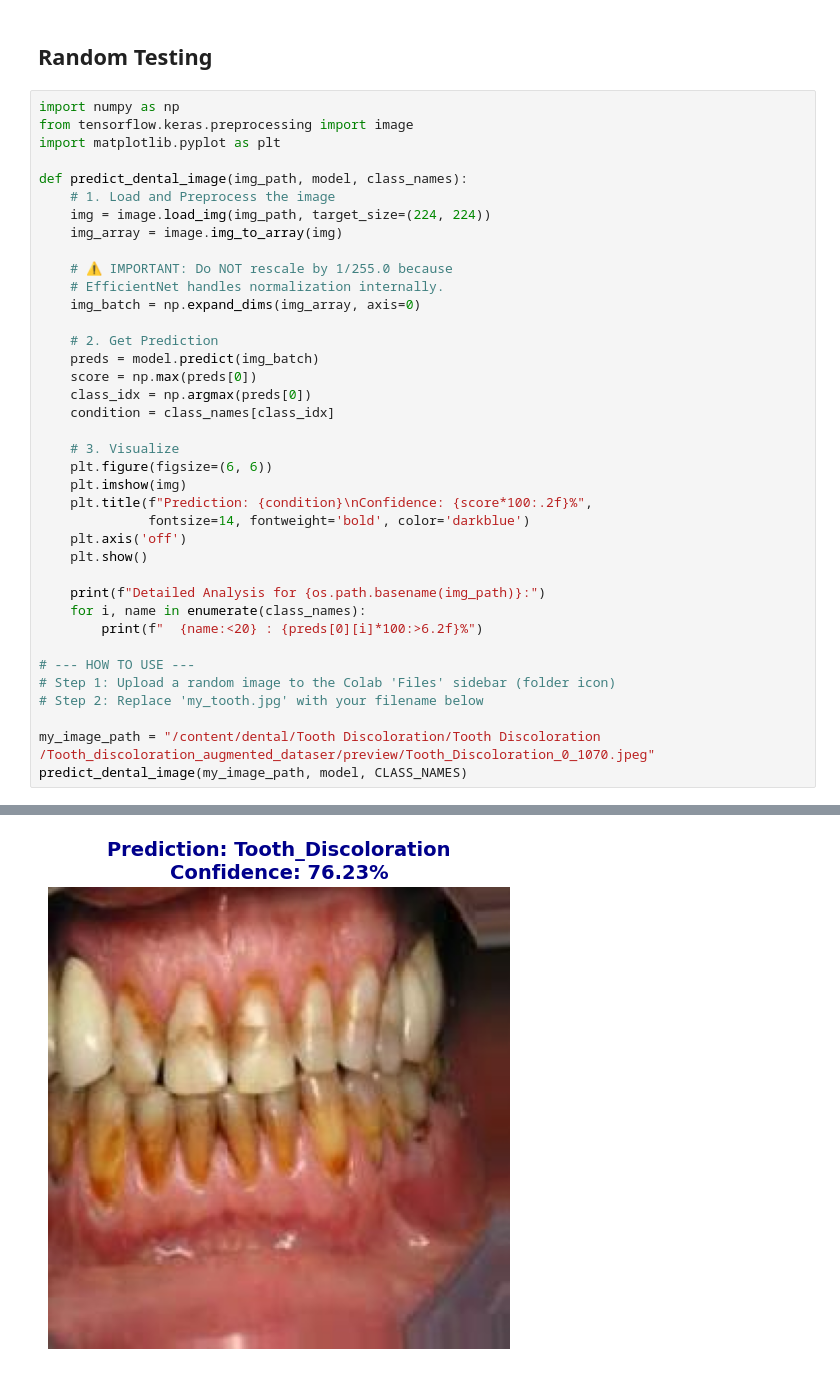
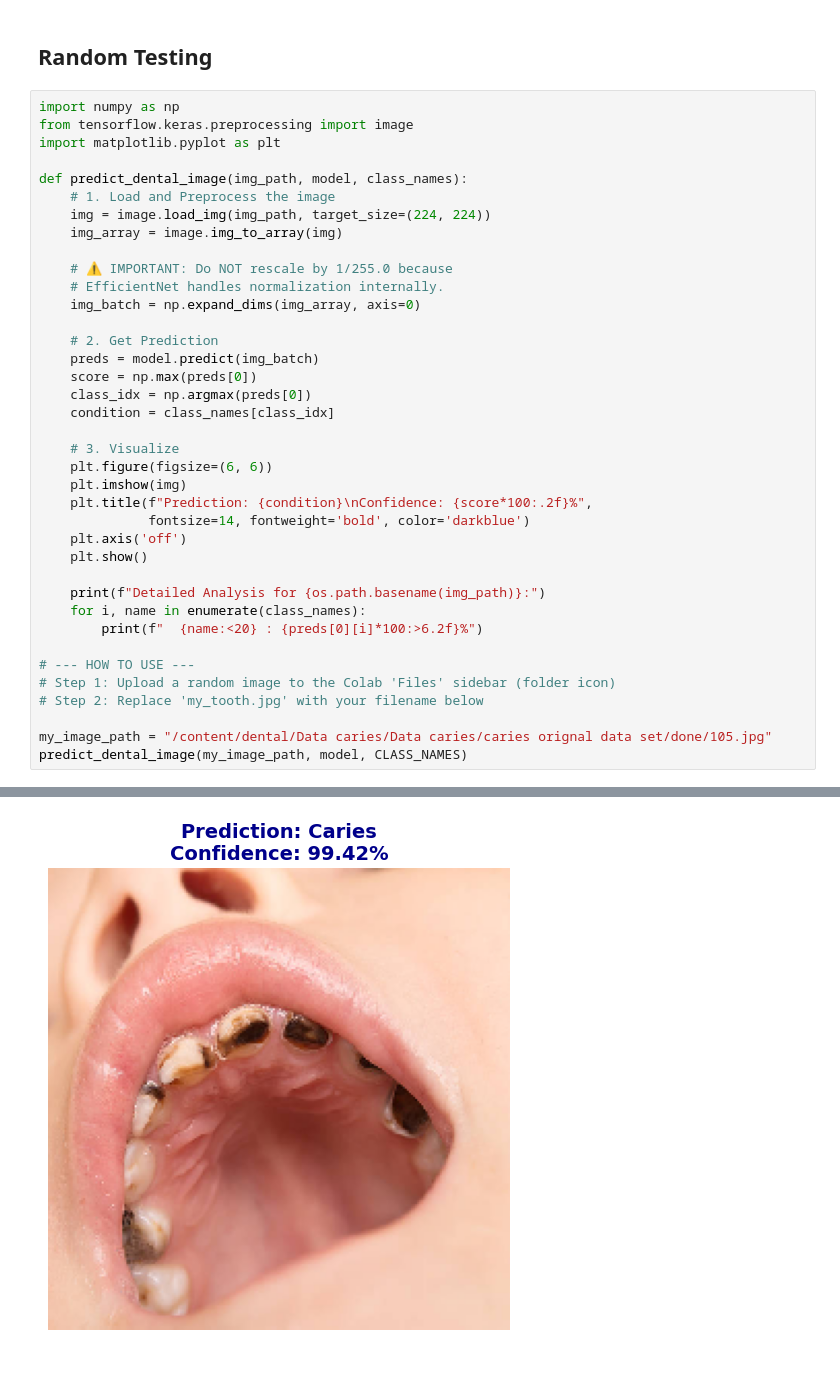
Before and after one commit to MULAKALASIVARAMAKRISHNA/AICTE-Certicate, a Jupyter notebook: DentaTriage_Net_Automated_Multi_Class_Oral_Pathology_Detection.ipynb, the cells around one changed output, grey strips where cells are left out. Saved outputs shown, nothing was run; the diff lists cells and outputs as text.

```diff
--- a/DentaTriage_Net_Automated_Multi_Class_Oral_Pathology_Detection.ipynb
+++ b/DentaTriage_Net_Automated_Multi_Class_Oral_Pathology_Detection.ipynb
@@ -595,6 +595,6 @@ def predict_dental_image(img_path, model, class_names):
 # Step 1: Upload a random image to the Colab 'Files' sidebar (folder icon)
 # Step 2: Replace 'my_tooth.jpg' with your filename below
 
-my_image_path = "/content/dental/Tooth Discoloration/Tooth Discoloration /Tooth_discoloration_augmented_dataser/preview/Tooth_Discoloration_0_1070.jpeg"
+my_image_path = "/content/dental/Data caries/Data caries/caries orignal data set/done/105.jpg"
 predict_dental_image(my_image_path, model, CLASS_NAMES)
 # %% [output]
@@ -602 +602 @@ predict_dental_image(my_image_path, model, CLASS_NAMES)
-[figure, old version]
+[figure, new version]
```
Also changed, not shown: parts of 1 cell of this notebook.
